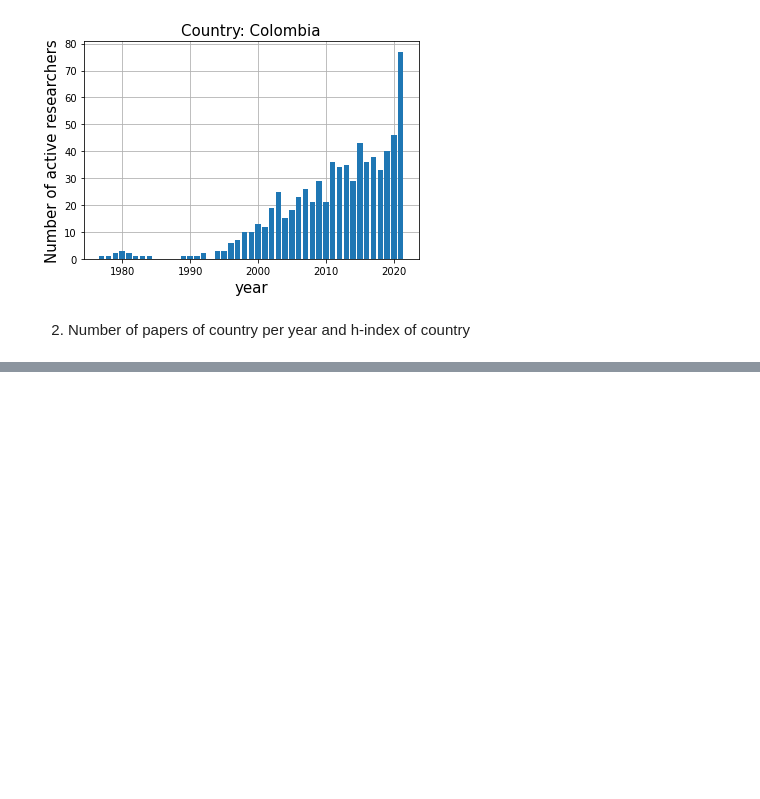
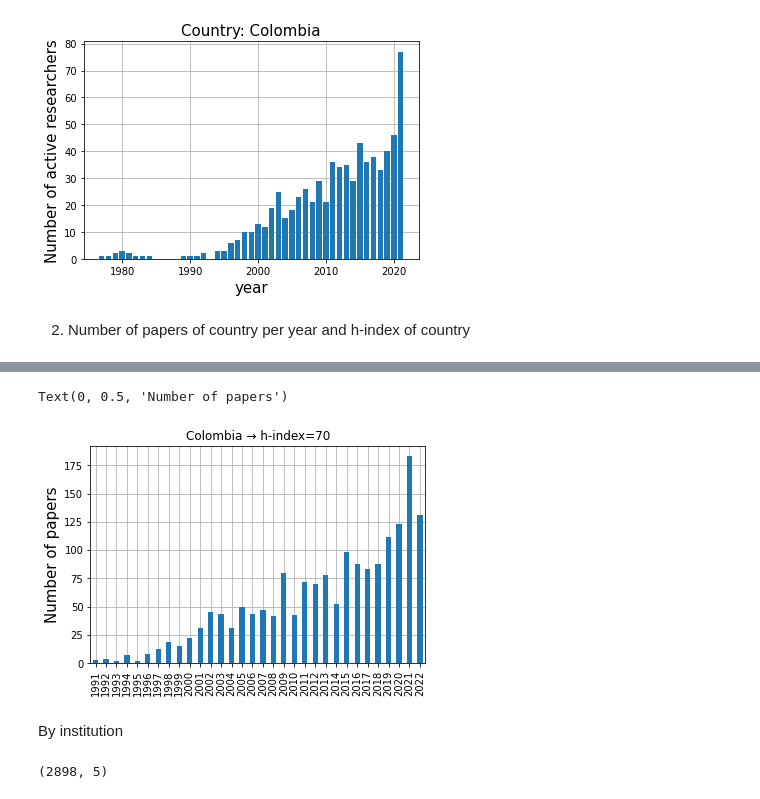
Before and after one commit to restrepo/inspire, a Jupyter notebook: LA_Analysis.ipynb, the cells around one changed output, grey strips where cells are left out. Cells and saved outputs as stored; diff of their text form; code cells hidden in the pictures; blank space fills up the shorter version.

```diff
--- a/LA_Analysis.ipynb
+++ b/LA_Analysis.ipynb
@@ -66,0 +137,10 @@ Text(0, 0.5, 'Number of papers')
+# %%
+ctp=pd.DataFrame( list(dc['country_papers'].apply(pd.Series).stack().values) )#.drop_duplicates().reset_index(drop=True)
+# %%
+kk=ctp[ctp['year'].apply(eval)>1990]['year'].value_counts().sort_index().plot(kind='bar')
+plt.grid()
+plt.title(f'{c} → h-index={hIndex(ctp.citation_count)}')
+plt.ylabel('Number of papers',size=15)
+# %% [output]
+Text(0, 0.5, 'Number of papers')
+[figure, added]
@@ -66,0 +152,2 @@ Text(0, 0.5, 'Number of papers')
+# %% [markdown]
+By institution
@@ -66,0 +163,5 @@ Text(0, 0.5, 'Number of papers')
+# %%
+itp=itp.drop_duplicates(subset=['recid'])
+itp.shape
+# %% [output]
+(2898, 5)
```
Also changed, not shown: parts of 20 cells of this notebook, 1 other file.
